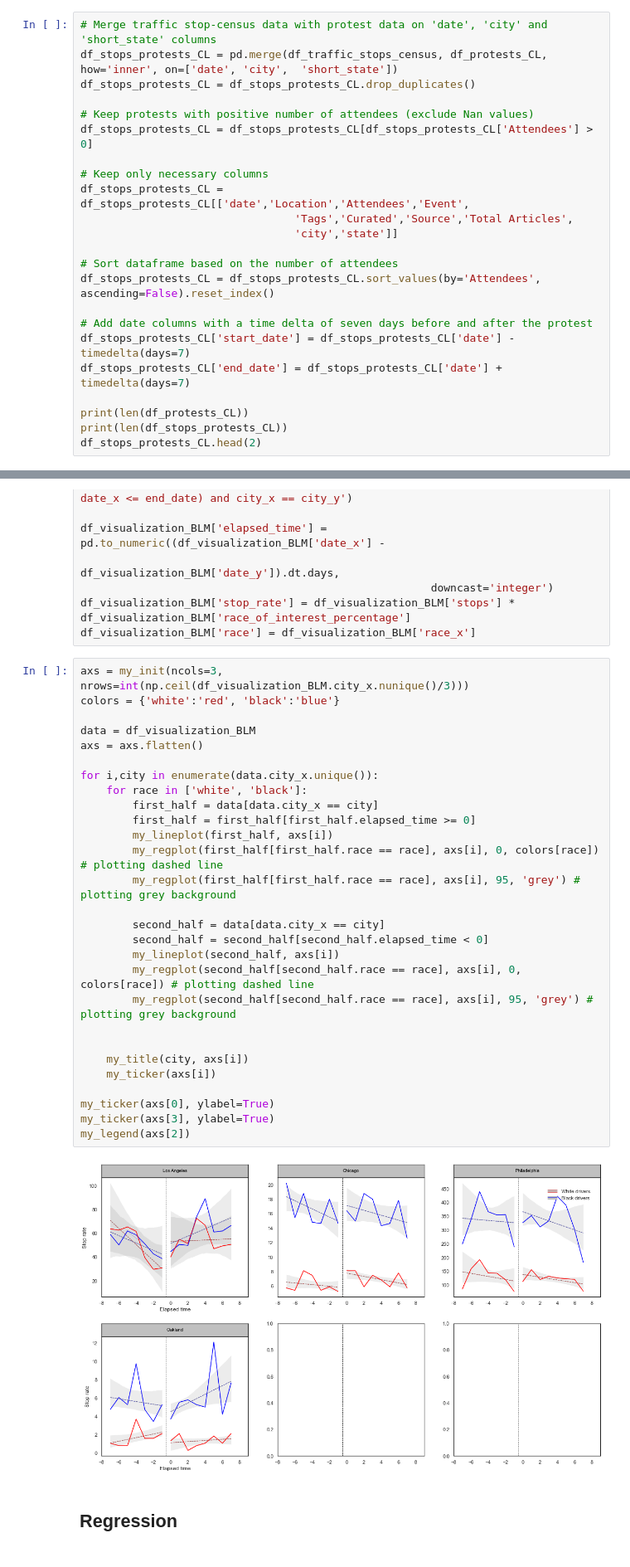
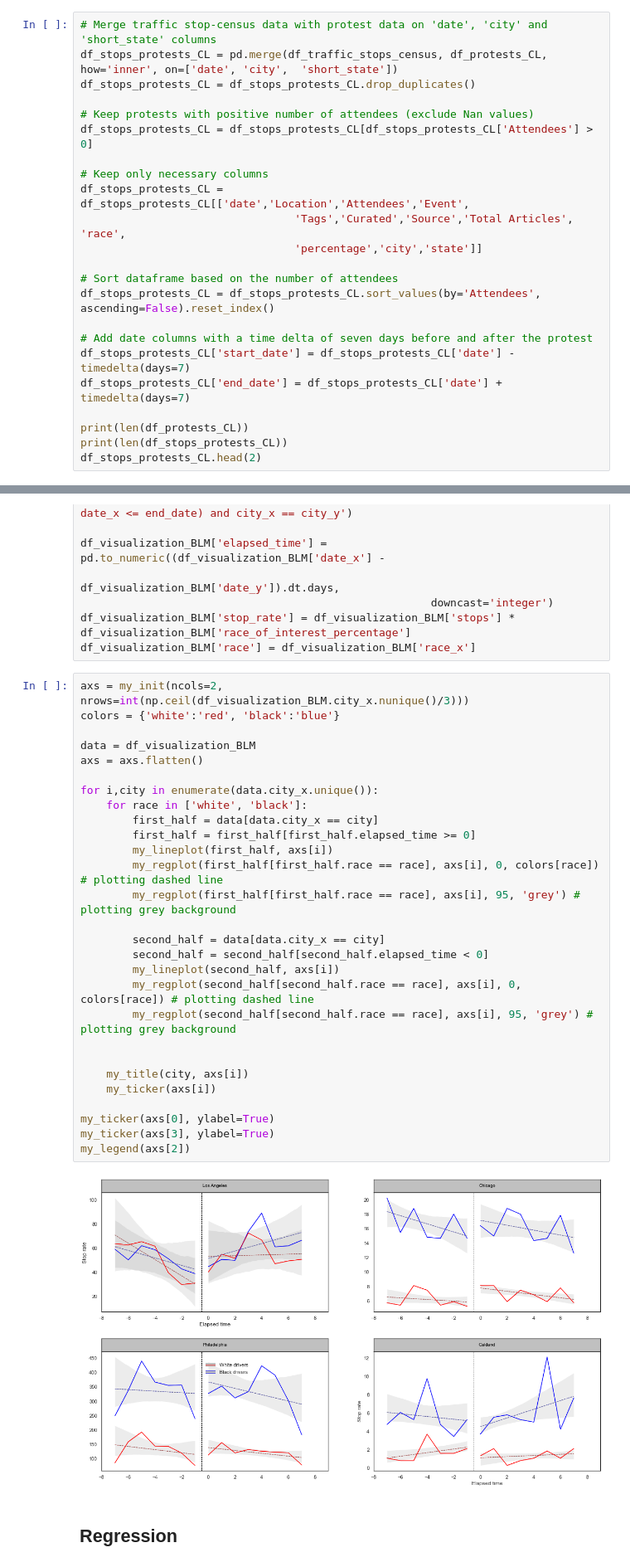
Before and after one commit to epfl-ada/ada-2020-project-milestone-p3-p3_three_musketeers, a Jupyter notebook: racial_protest_effects.ipynb, the cells around one changed output, grey strips where cells are left out. Shown at 83% size. Cells and saved outputs as stored; diff of their text form.

```diff
--- a/racial_protest_effects.ipynb
+++ b/racial_protest_effects.ipynb
@@ -213,8 +214,8 @@ df_stops_protests_CL = df_stops_protests_CL[df_stops_protests_CL['Attendees'] >
 
 # Keep only necessary columns
 df_stops_protests_CL = df_stops_protests_CL[['date','Location','Attendees','Event',
-                                 'Tags','Curated','Source','Total Articles',
-                                 'city','state']]
+                                 'Tags','Curated','Source','Total Articles', 'race',
+                                 'percentage','city','state']]
 
 # Sort dataframe based on the number of attendees
 df_stops_protests_CL = df_stops_protests_CL.sort_values(by='Attendees', ascending=False).reset_index()
@@ -501,35 +517,35 @@ df_visualization_BLM['elapsed_time'] = pd.to_numeric((df_visualization_BLM['date
 df_visualization_BLM['stop_rate'] = df_visualization_BLM['stops'] * df_visualization_BLM['race_of_interest_percentage']
 df_visualization_BLM['race'] = df_visualization_BLM['race_x']
 # %%
-axs = my_init(ncols=3, nrows=int(np.ceil(df_visualization_BLM.city_x.nunique()/3)))
+axs = my_init(ncols=2, nrows=int(np.ceil(df_visualization_BLM.city_x.nunique()/3)))
 colors = {'white':'red', 'black':'blue'}
 
 data = df_visualization_BLM
 axs = axs.flatten()
 
 for i,city in enumerate(data.city_x.unique()):
     for race in ['white', 'black']:
         first_half = data[data.city_x == city]
         first_half = first_half[first_half.elapsed_time >= 0]
         my_lineplot(first_half, axs[i])
         my_regplot(first_half[first_half.race == race], axs[i], 0, colors[race]) # plotting dashed line
         my_regplot(first_half[first_half.race == race], axs[i], 95, 'grey') # plotting grey background
 
         second_half = data[data.city_x == city]
         second_half = second_half[second_half.elapsed_time < 0]
         my_lineplot(second_half, axs[i])
         my_regplot(second_half[second_half.race == race], axs[i], 0, colors[race]) # plotting dashed line
         my_regplot(second_half[second_half.race == race], axs[i], 95, 'grey') # plotting grey background
 
 
     my_title(city, axs[i])
     my_ticker(axs[i])
 
 my_ticker(axs[0], ylabel=True)
 my_ticker(axs[3], ylabel=True)
 my_legend(axs[2])
 # %% [output]
-[figure, old version]
+[figure, new version]
 # %% [markdown]
 ## Regression
 # %%
```
Also changed, not shown: parts of 22 cells of this notebook.
